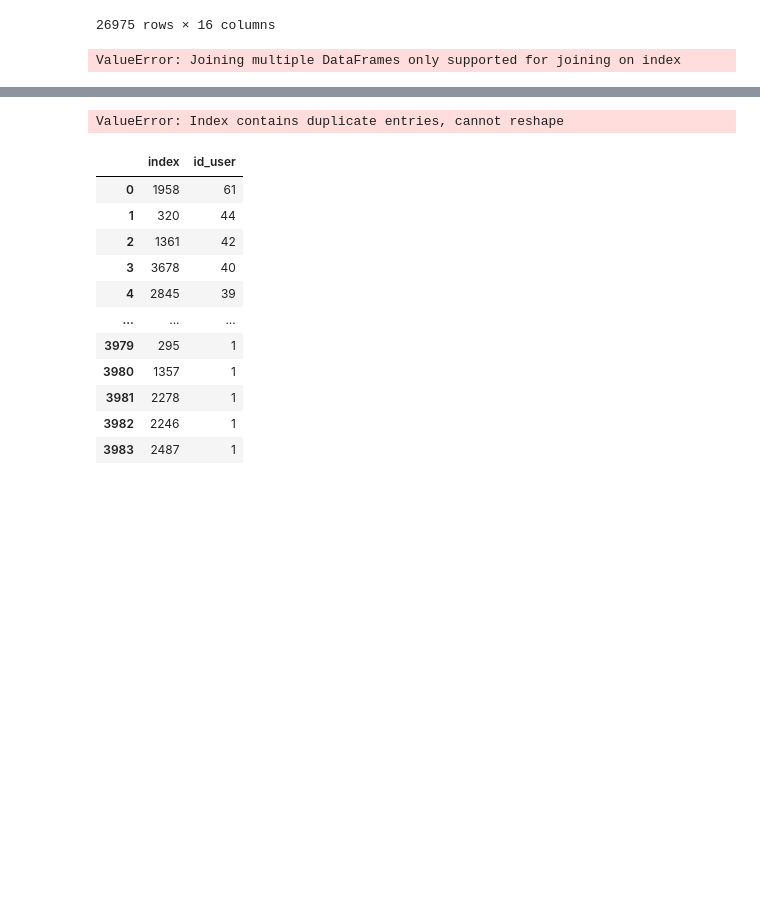
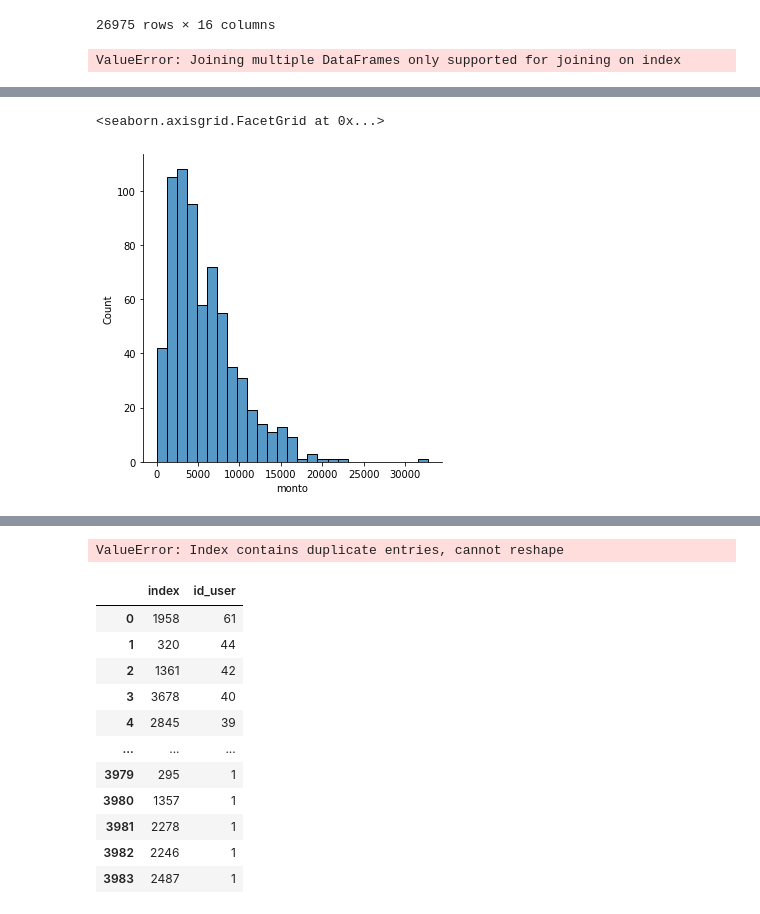
Before and after one commit to ElenaVillano/challenge_rpmx, a Jupyter notebook: notebooks/eda.ipynb, the cells around one changed output, grey strips where cells are left out. Saved outputs shown, nothing was run; the diff lists cells and outputs as text; code cells hidden in the pictures; blank space fills up the shorter version.

```diff
--- a/notebooks/eda.ipynb
+++ b/notebooks/eda.ipynb
@@ -462,0 +506,5 @@ df.groupby('id_user').sum('fraude').head(100)
+# %%
+sns.displot(fraudes_montos,x='monto',multiple='stack')
+# %% [output]
+<seaborn.axisgrid.FacetGrid at 0x...>
+[figure, added]
```
Also changed, not shown: parts of 20 cells of this notebook.
